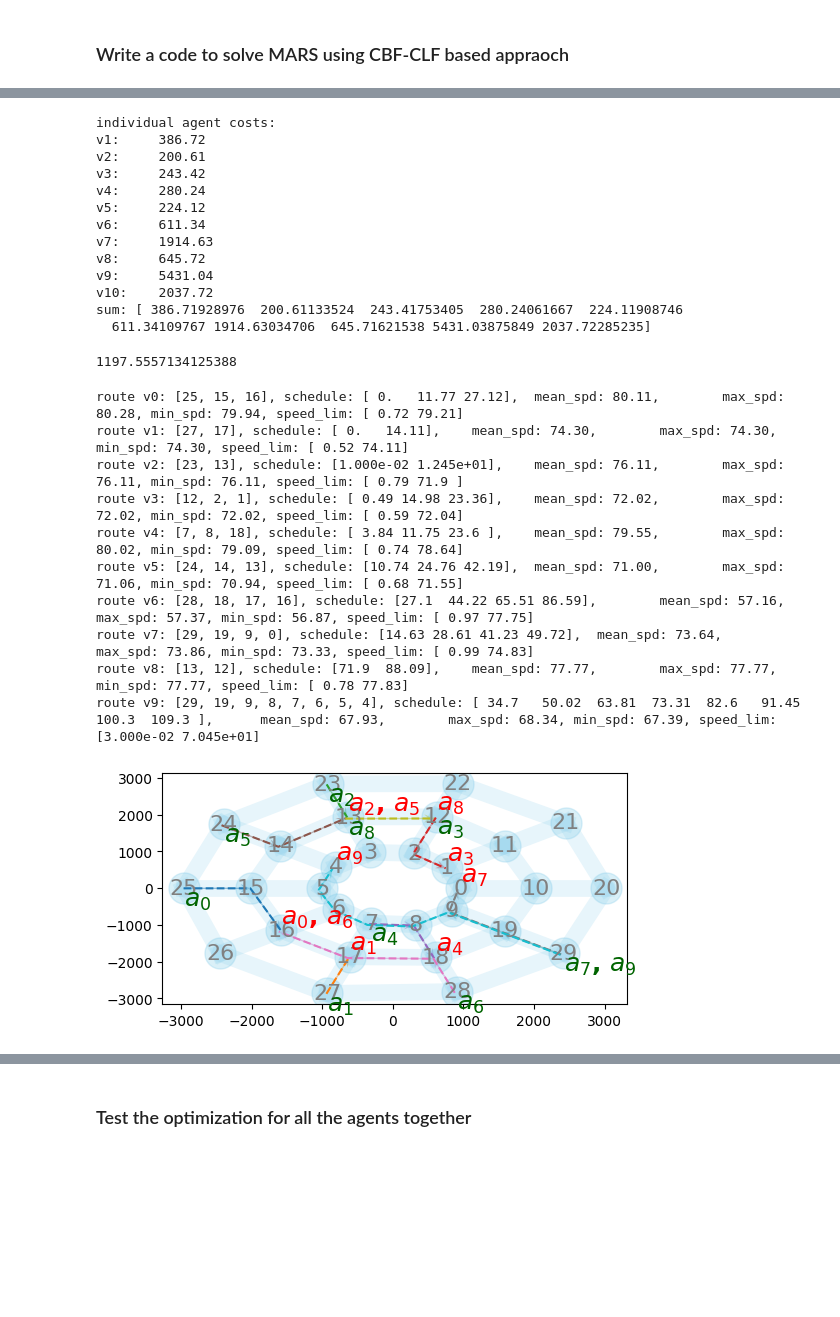
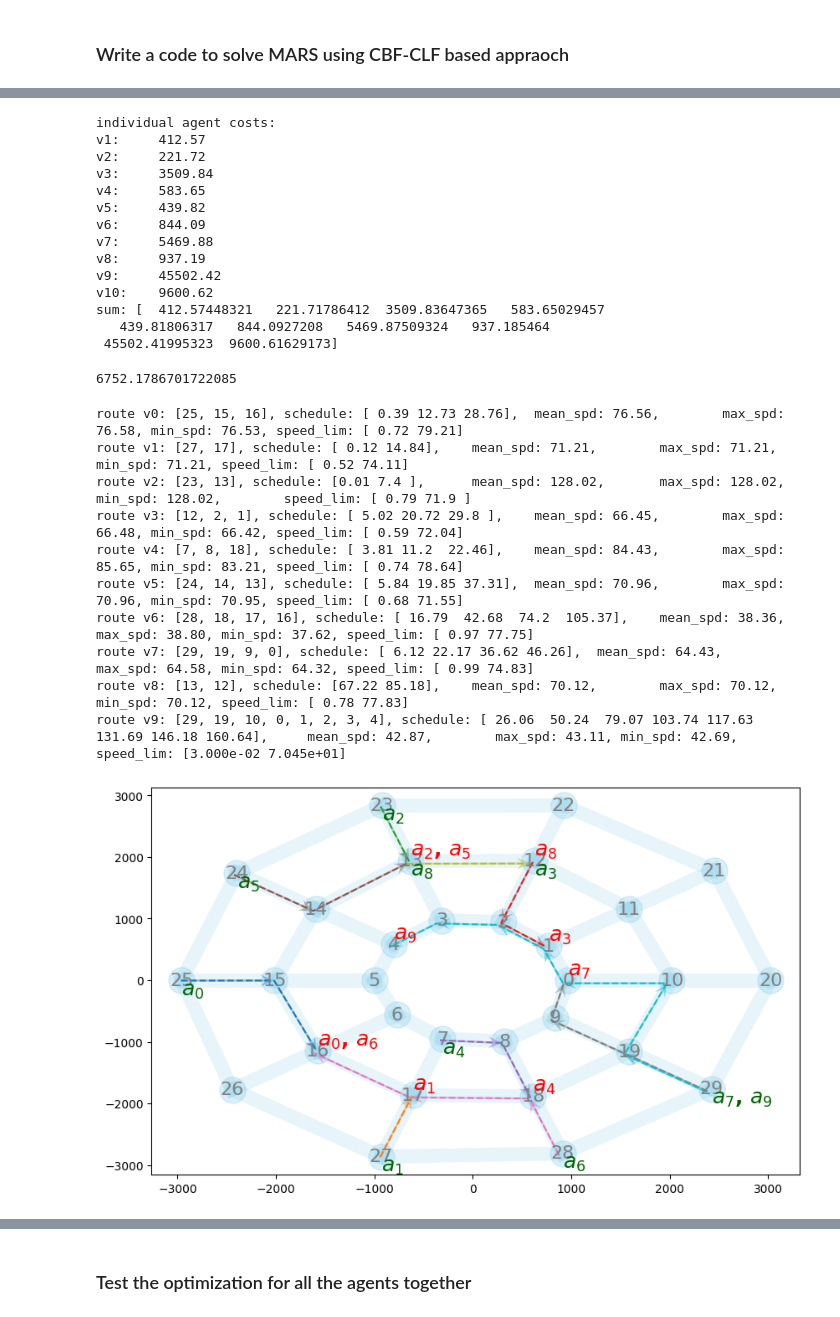
Before and after one commit to dt-1729/ULI_NASA, a Jupyter notebook: UTM_scheduling_and_routing/test_CLF_CBF.ipynb, the cells around one changed output, grey strips where cells are left out. Saved outputs shown, nothing was run; the diff lists cells and outputs as text; code cells hidden in the pictures; blank space fills up the shorter version.

```diff
--- a/UTM_scheduling_and_routing/test_CLF_CBF.ipynb
+++ b/UTM_scheduling_and_routing/test_CLF_CBF.ipynb
@@ -46,7 +46,7 @@ mars = createEnv.MARS(
     ring_params,
     seed=11,
     offset_energy=1,
-    stagewiseCostCoeffs=np.array([1.0, 100.0, 1.0]),
+    stagewiseCostCoeffs=np.array([10.0, 100.0, 1.0]),
     selfHop=0,
     printFlag=False)
 
@@ -102,7 +102,7 @@ optimizer = {
     'gamma':1,
     'alpha':1,
     'p':1,
-    'stop_tol':0.01,
+    'stop_tol':0.07,
     'stop_tol_weight':np.array([1, 1, 5, 5]),
     'verbose':0
 }
@@ -140,35 +140,36 @@ mars.transportCost_v1(T, V, beta=beta_arr[-1], allowPrint=True)
 np.sum(mars.agent_weights * mars.C_agents)
 # %% [output]
 individual agent costs:
-v1:     386.72
-v2:     200.61
-v3:     243.42
-v4:     280.24
-v5:     224.12
-v6:     611.34
-v7:     1914.63
-v8:     645.72
-v9:     5431.04
-v10:    2037.72
-sum: [ 386.71928976  200.61133524  243.41753405  280.24061667  224.11908746
-  611.34109767 1914.63034706  645.71621538 5431.03875849 2037.72285235]
+v1:     412.57
+v2:     221.72
+v3:     3509.84
+v4:     583.65
+v5:     439.82
+v6:     844.09
+v7:     5469.88
+v8:     937.19
+v9:     45502.42
+v10:    9600.62
+sum: [  412.57448321   221.71786412  3509.83647365   583.65029457
+   439.81806317   844.0927208   5469.87509324   937.185464
+ 45502.41995323  9600.61629173]
-1197.5557134125388
+6752.1786701722085
 # %%
 mars.sched_mat = T
 agent_routes, agent_schedules = createEnv.calc_agent_routes_and_schedules(mars, Pb_a, printRoutes=True)
-createEnv.plotNetwork(mars=mars, figuresize=(6,3), routes=agent_routes, agent_colors=agent_colors, showEdgeLength=False)
+createEnv.plotNetwork(mars=mars, figuresize=(10,6), routes=agent_routes, agent_colors=agent_colors, showEdgeLength=False)
 # %% [output]
-route v0: [25, 15, 16], schedule: [ 0.   11.77 27.12],  mean_spd: 80.11,        max_spd: 80.28, min_spd: 79.94, speed_lim: [ 0.72 79.21]
-route v1: [27, 17], schedule: [ 0.   14.11],    mean_spd: 74.30,        max_spd: 74.30, min_spd: 74.30, speed_lim: [ 0.52 74.11]
-route v2: [23, 13], schedule: [1.000e-02 1.245e+01],    mean_spd: 76.11,        max_spd: 76.11, min_spd: 76.11, speed_lim: [ 0.79 71.9 ]
-route v3: [12, 2, 1], schedule: [ 0.49 14.98 23.36],    mean_spd: 72.02,        max_spd: 72.02, min_spd: 72.02, speed_lim: [ 0.59 72.04]
-route v4: [7, 8, 18], schedule: [ 3.84 11.75 23.6 ],    mean_spd: 79.55,        max_spd: 80.02, min_spd: 79.09, speed_lim: [ 0.74 78.64]
-route v5: [24, 14, 13], schedule: [10.74 24.76 42.19],  mean_spd: 71.00,        max_spd: 71.06, min_spd: 70.94, speed_lim: [ 0.68 71.55]
-route v6: [28, 18, 17, 16], schedule: [27.1  44.22 65.51 86.59],        mean_spd: 57.16,        max_spd: 57.37, min_spd: 56.87, speed_lim: [ 0.97 77.75]
-route v7: [29, 19, 9, 0], schedule: [14.63 28.61 41.23 49.72],  mean_spd: 73.64,        max_spd: 73.86, min_spd: 73.33, speed_lim: [ 0.99 74.83]
-route v8: [13, 12], schedule: [71.9  88.09],    mean_spd: 77.77,        max_spd: 77.77, min_spd: 77.77, speed_lim: [ 0.78 77.83]
-route v9: [29, 19, 9, 8, 7, 6, 5, 4], schedule: [ 34.7   50.02  63.81  73.31  82.6   91.45 100.3  109.3 ],      mean_spd: 67.93,        max_spd: 68.34, min_spd: 67.39, speed_lim: [3.000e-02 7.045e+01]
+route v0: [25, 15, 16], schedule: [ 0.39 12.73 28.76],  mean_spd: 76.56,        max_spd: 76.58, min_spd: 76.53, speed_lim: [ 0.72 79.21]
+route v1: [27, 17], schedule: [ 0.12 14.84],    mean_spd: 71.21,        max_spd: 71.21, min_spd: 71.21, speed_lim: [ 0.52 74.11]
+route v2: [23, 13], schedule: [0.01 7.4 ],      mean_spd: 128.02,       max_spd: 128.02,        min_spd: 128.02,        speed_lim: [ 0.79 71.9 ]
+route v3: [12, 2, 1], schedule: [ 5.02 20.72 29.8 ],    mean_spd: 66.45,        max_spd: 66.48, min_spd: 66.42, speed_lim: [ 0.59 72.04]
+route v4: [7, 8, 18], schedule: [ 3.81 11.2  22.46],    mean_spd: 84.43,        max_spd: 85.65, min_spd: 83.21, speed_lim: [ 0.74 78.64]
+route v5: [24, 14, 13], schedule: [ 5.84 19.85 37.31],  mean_spd: 70.96,        max_spd: 70.96, min_spd: 70.95, speed_lim: [ 0.68 71.55]
+route v6: [28, 18, 17, 16], schedule: [ 16.79  42.68  74.2  105.37],    mean_spd: 38.36,        max_spd: 38.80, min_spd: 37.62, speed_lim: [ 0.97 77.75]
+route v7: [29, 19, 9, 0], schedule: [ 6.12 22.17 36.62 46.26],  mean_spd: 64.43,        max_spd: 64.58, min_spd: 64.32, speed_lim: [ 0.99 74.83]
+route v8: [13, 12], schedule: [67.22 85.18],    mean_spd: 70.12,        max_spd: 70.12, min_spd: 70.12, speed_lim: [ 0.78 77.83]
+route v9: [29, 19, 10, 0, 1, 2, 3, 4], schedule: [ 26.06  50.24  79.07 103.74 117.63 131.69 146.18 160.64],     mean_spd: 42.87,        max_spd: 43.11, min_spd: 42.69, speed_lim: [3.000e-02 7.045e+01]
-[figure, old version]
+[figure, new version]
 # %%
 reach_mat = mars.calc_agent_reach_mat_v1(
     mars.sched_mat,
```
Also changed, not shown: parts of 2 cells of this notebook.
